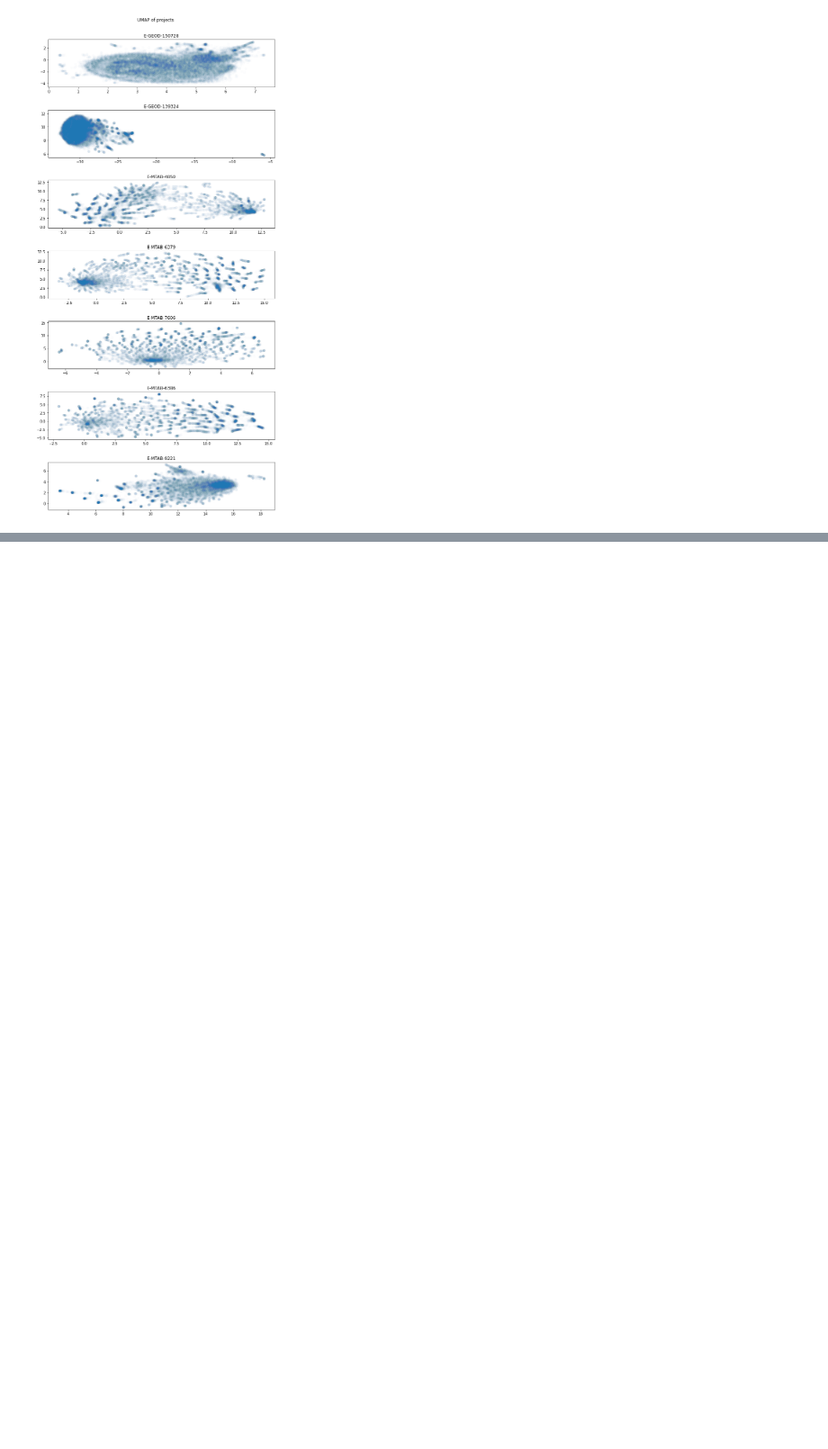
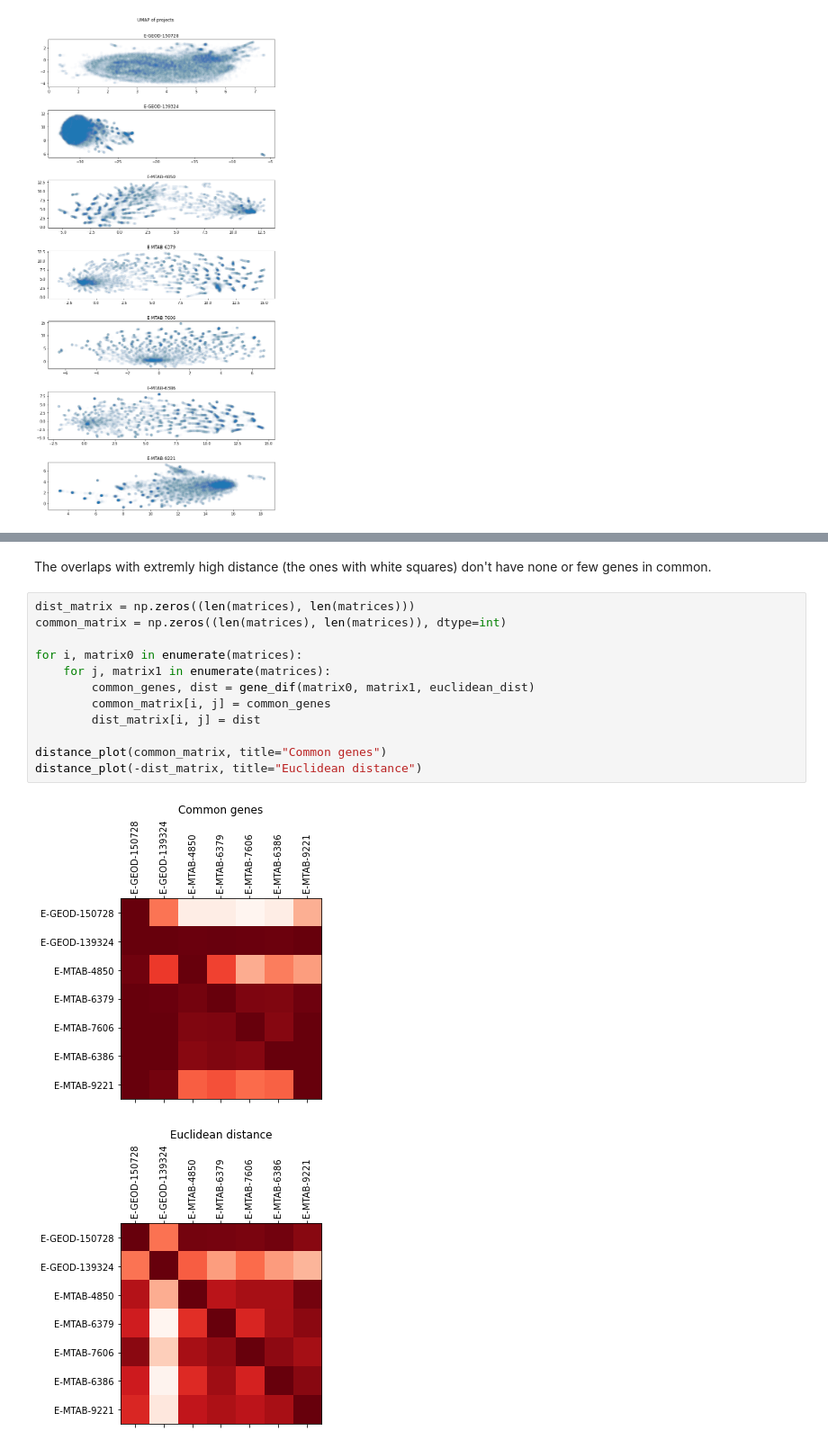
Before and after one commit to edusalcas/single-cell, a Jupyter notebook: SingleCell-PyProject/Clustering.ipynb, the cells around one changed output, grey strips where cells are left out. Shown at 90% size. Cells and saved outputs as stored; diff of their text form; blank space fills up the shorter version.

```diff
--- a/SingleCell-PyProject/Clustering.ipynb
+++ b/SingleCell-PyProject/Clustering.ipynb
@@ -521,0 +621,17 @@ matrices[2]
+# %% [markdown]
+The overlaps with extremly high distance (the ones with white squares) don't have none or few genes in common.
+# %%
+dist_matrix = np.zeros((len(matrices), len(matrices)))
+common_matrix = np.zeros((len(matrices), len(matrices)), dtype=int)
+
+for i, matrix0 in enumerate(matrices):
+    for j, matrix1 in enumerate(matrices):
+        common_genes, dist = gene_dif(matrix0, matrix1, euclidean_dist)
+        common_matrix[i, j] = common_genes
+        dist_matrix[i, j] = dist
+
+distance_plot(common_matrix, title="Common genes")
+distance_plot(-dist_matrix, title="Euclidean distance")
+# %% [output]
+[figure, added]
+[figure, added]
```
Also changed, not shown: parts of 23 cells of this notebook.
